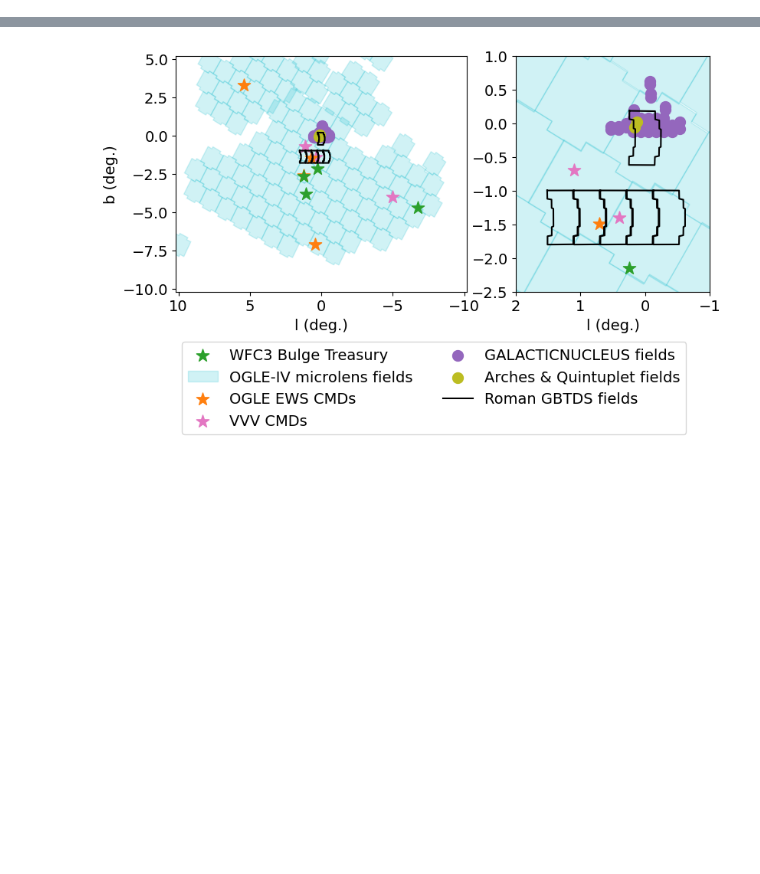
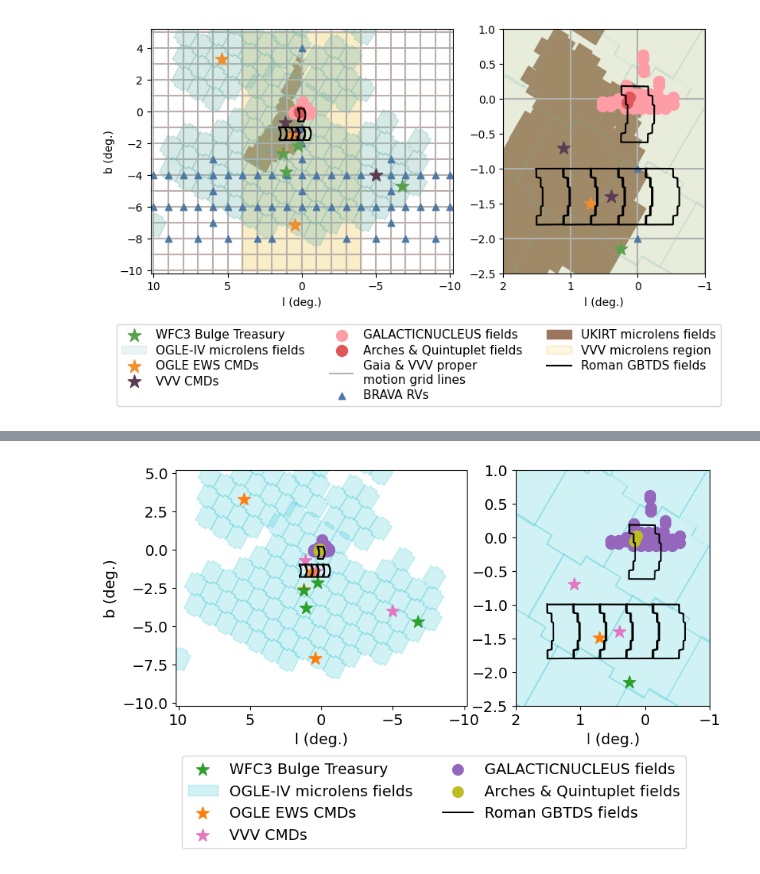
Before and after one commit to synthpop-galaxy/synthpop-model-eval, a Jupyter notebook: all_fields.ipynb, the cells around one changed output, grey strips where cells are left out. Cells and saved outputs as stored; diff of their text form; code cells hidden in the pictures; blank space fills up the shorter version.

```diff
--- a/all_fields.ipynb
+++ b/all_fields.ipynb
@@ -118,3 +132,61 @@ rot = [sq[0]*np.cos(ang)-sq[1]*np.sin(ang), sq[0]*np.sin(ang)+sq[1]*np.cos(ang)]
+# %%
+fig,ax = plt.subplots(nrows=1, ncols=2, figsize=(9,4),width_ratios=[3,2])
+ax[0].set_ylim(-10.2,5.2)
+ax[0].set_xlim(10.2,-10.2)
+plt.rcParams.update({'font.size': 12})
+new_overguide =  np.loadtxt('../mulens_rates/roman_sp_paper/field_centers_overguide.txt', skiprows=1)
+rgbtds = plot_outline(new_overguide)
+
+for i,axi in enumerate(ax):
+    alph=[0.3,0.15][i]
+    axi.scatter(wfc3_bulge[:,0], wfc3_bulge[:,1], c=tab10['green'],marker='*',
+                s=150,zorder=8, label='WFC3 Bulge Treasury')
+    for j,f in enumerate(ogle_outlines):
+        leg = 'OGLE-IV microlens fields' if j==0 else None
+        axi.fill(f[:,0],f[:,1], c=tab10['teal'], zorder=-9,alpha=alph, label=leg)
+    axi.scatter(ogle_cmds.l.degree, ogle_cmds.b.degree,marker='*', s=150,
+                c=tab10['orange'],zorder=7, label='OGLE EWS CMDs')
+    axi.scatter(vvv_cmds[:,0], vvv_cmds[:,1], c=tab10['purple'],marker='*',
+                s=150, label='VVV CMDs', zorder=1)
+    axi.scatter(galnuc[0], galnuc[1], c=tab10['pink'],marker='o',s=100,
+                label='GALACTICNUCLEUS fields')
+    axi.scatter(hosek22[:,0], hosek22[:,1], c=tab10['red'],marker='o',
+                s=100, label='Arches & Quintuplet fields')
+    axi.vlines(range(-10,11), -12,7, color=tab10['gray'],zorder=-11, label='Gaia & VVV proper\nmotion grid lines')
+    axi.hlines(range(-10,6), -12,12, color=tab10['gray'],zorder=-11)
+    ghost_handle = Line2D([], [], alpha=0)
+    ghost_label = ""
+    axi.scatter(brava_coords.l_deg, brava_coords.b_deg, marker='^',c=tab10['blue'], label='BRAVA RVs',zorder=0)
+    for j,f in enumerate(ukirt_rate.T):
+        leg = 'UKIRT microlens fields' if j==0 else None
+        axi.fill(f[0]+rot[0], f[1]+rot[1], c=tab10['brown'], zorder=-800,label=leg)
+    axi.fill(vvv_rate[0], vvv_rate[1], lw=2, c=tab10['yellow'],alpha=alph,zorder=-120, label='VVV microlens region')
+    for j in range(len(rgbtds)):
+        leg = 'Roman GBTDS fields' if j==0 else None
+        axi.plot(*rgbtds[j], c='k',label=leg,zorder=20)
+    l_RGPS=[50.1, 30, 30, 26.5,26.5, 10, 10, -10, -10, -67, -67, -79, -79, -67, -67, -10, -10, 10, 10, 50.1, 50.1]
+    b_RGPS=[2, 2, 4.5, 4.5,2, 2, 6,6, 2,2, 2.0, 2.0,-2.5,-2.5, -2, -2, -6, -6, -2,-2,2]
+    #axi.fill(l_RGPS, b_RGPS, lw=2, c='black',alpha=0.1,zorder=-8, label='Roman GPS outline')
+
+ax[1].set_ylim(-2.5,1)
+ax[1].set_xlim(2,-1)
+ax[0].set_ylabel('b (deg.)')
+ax[0].set_xlabel('l (deg.)')
+ax[1].set_xlabel('l (deg.)')
+
+handles, labels = plt.gca().get_legend_handles_labels()
+#ghost_label = ""
+#new_handles = handles[:4] + handles[4:7] + [ghost_handle] + handles[7:]
+#new_labels = labels[:4] + labels[4:7] + [ghost_label] + labels[7:]
+by_label = dict(zip(labels, handles))
+fig.legend(by_label.values(), by_label.keys(),
+          loc='upper center', bbox_to_anchor=(0.5, -0.03), # to the point (0.5, -0.2) in axis coordinates
+            ncol=3, fontsize=11, borderpad=0.4,labelspacing=0.3)
+
+plt.savefig('figures/all_fields.png',bbox_inches='tight')
+plt.savefig('figures/all_fields.pdf',bbox_inches='tight')
+# %% [output]
+[figure, added]
 # %%
 fig,ax = plt.subplots(nrows=1, ncols=2, figsize=(9,4),width_ratios=[3,2])
 ax[0].set_ylim(-10.2,5.2)
```
Also changed, not shown: parts of 4 cells of this notebook, 12 other files.
